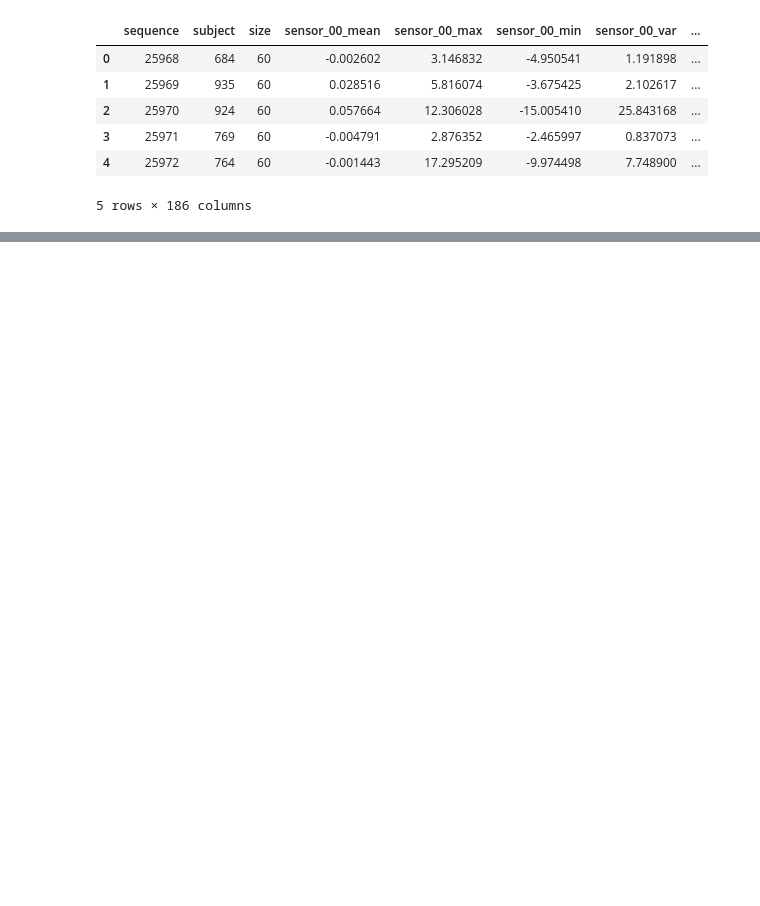
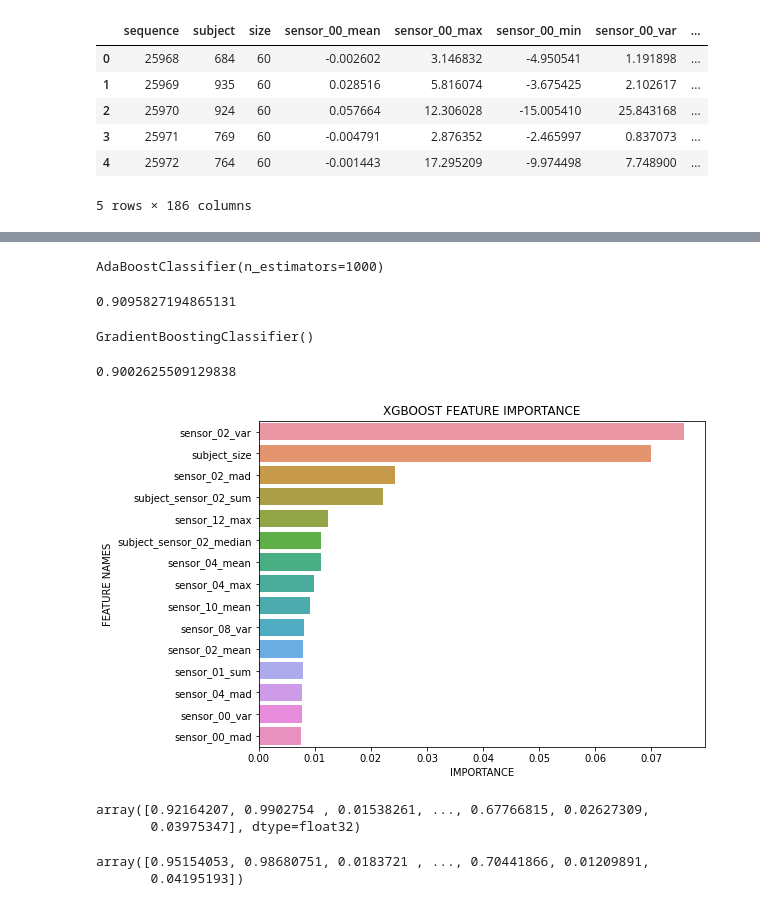
Before and after one commit to ramelgonzz/data-science-projects, a Jupyter notebook: examples/tpsapril2022/app.ipynb, the cells around one changed output, grey strips where cells are left out. Cells and saved outputs as stored; diff of their text form; code cells hidden in the pictures; blank space fills up the shorter version.

```diff
--- a/examples/tpsapril2022/app.ipynb
+++ b/examples/tpsapril2022/app.ipynb
@@ -227,0 +333,6 @@ target_feature = 'state'
+# %%
+#ExtraTreesClassifier
+from sklearn.ensemble import ExtraTreesClassifier
+
+et=ExtraTreesClassifier()
+et.fit(X_train, y_train)
@@ -227,0 +348,71 @@ target_feature = 'state'
+# %%
+#AdaBoost
+from sklearn.ensemble import AdaBoostClassifier
+
+ada=AdaBoostClassifier(n_estimators=1000)
+ada.fit(X_train, y_train)
+# %% [output]
+AdaBoostClassifier(n_estimators=1000)
+# %%
+#AdaBoost Score
+preds_ada=ada.predict_proba(X_valid)[:,1]
+score = roc_auc_score(y_valid, preds_ada)
+print(score)
+# %% [output]
+0.9095827194865131
+# %%
+#GradientBoosting
+from sklearn.ensemble import GradientBoostingClassifier
+gb=GradientBoostingClassifier()
+gb.fit(X_train, y_train)
+# %% [output]
+GradientBoostingClassifier()
+# %%
+#GradientBoosting Score
+preds_gb=gb.predict_proba(X_valid)[:,1]
+score = roc_auc_score(y_valid, preds_gb)
+print(score)
+# %% [output]
+0.9002625509129838
+# %%
+#Histogram of Feature Importance
+def plot_feature_importance(importance, names, model_type, max_features = 10):
+    #Create arrays from feature importance and feature names
+    feature_importance = np.array(importance)
+    feature_names = np.array(names)
+
+    #Create a DataFrame using a Dictionary
+    data={'feature_names':feature_names,'feature_importance':feature_importance}
+    fi_df = pd.DataFrame(data)
+
+    #Sort the DataFrame in order decreasing feature importance
+    fi_df.sort_values(by=['feature_importance'], ascending=False,inplace=True)
+    fi_df = fi_df.head(max_features)
+
+    #Define size of bar plot
+    plt.figure(figsize=(8,6))
+
+    #Plot Searborn bar chart
+    sns.barplot(x=fi_df['feature_importance'], y=fi_df['feature_names'])
+    #Add chart labels
+    plt.title(model_type + 'FEATURE IMPORTANCE')
+    plt.xlabel('IMPORTANCE')
+    plt.ylabel('FEATURE NAMES')
+# %%
+plot_feature_importance(xgb.feature_importances_,X_train.columns,'XGBOOST ', max_features = 15)
+# %% [output]
+[figure, added]
+# %%
+#Merging data [XGBoost]
+xgb_preds = xgb.predict_proba(test_merge_data[features])[:, 1]
+xgb_preds
+# %% [output]
+array([0.92164207, 0.9902754 , 0.01538261, ..., 0.67766815, 0.02627309,
+       0.03975347], dtype=float32)
+# %%
+#Merging data [LightGBM]
+lgb_preds=lgb.predict_proba(test_merge_data[features])[:, 1]
+lgb_preds
+# %% [output]
+array([0.95154053, 0.98680751, 0.0183721 , ..., 0.70441866, 0.01209891,
+       0.04195193])
```
Also changed, not shown: parts of 11 cells of this notebook, 1 other file.
